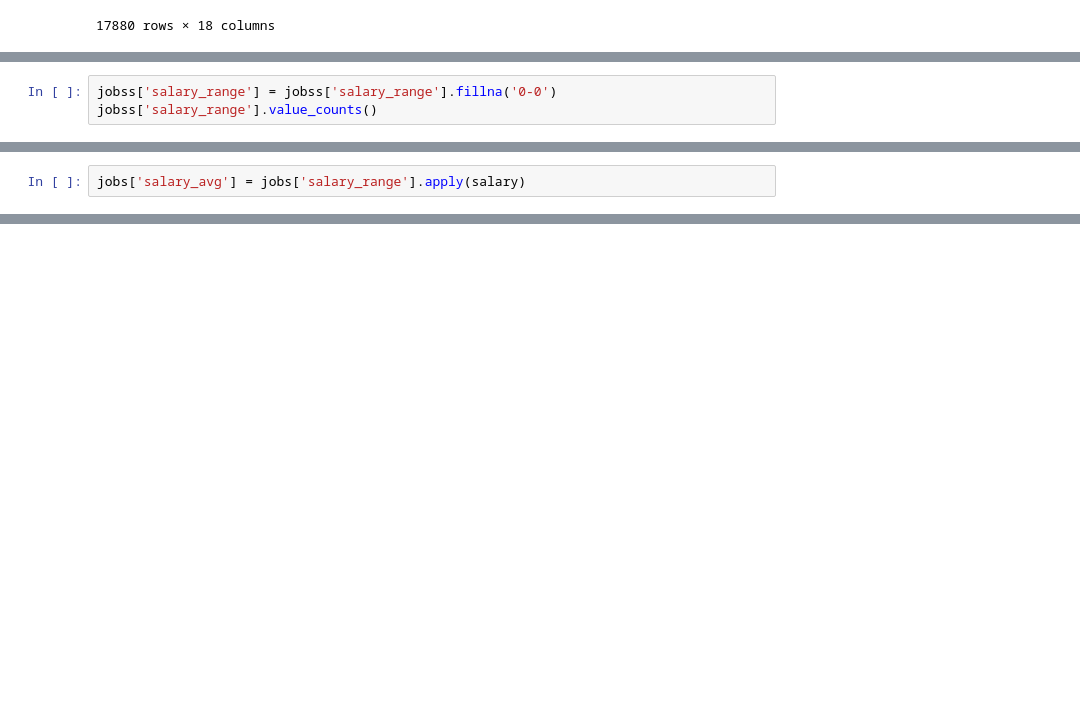
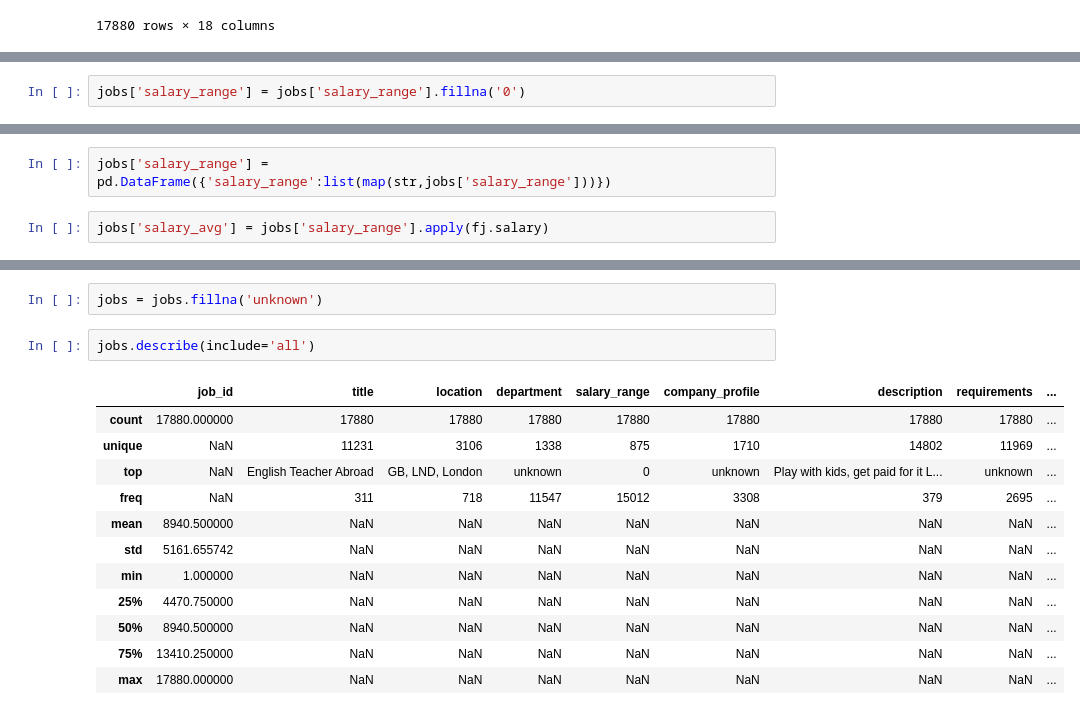
Before and after one commit to Dorxoc/Proyecto_BEDU, a Jupyter notebook: jobs_fake.ipynb, the cells around one changed output, grey strips where cells are left out. Saved outputs shown, nothing was run; the diff lists cells and outputs as text; blank space fills up the shorter version.

```diff
--- a/jobs_fake.ipynb
+++ b/jobs_fake.ipynb
@@ -100,3 +137,2 @@ jobs.describe(include='all')
 # %%
-jobss['salary_range'] = jobss['salary_range'].fillna('0-0')
-jobss['salary_range'].value_counts()
+jobs['salary_range'] = jobs['salary_range'].fillna('0')
@@ -116,2 +139,4 @@ Name: salary_range, Length: 874, dtype: int64
+# %%
+jobs['salary_range'] = pd.DataFrame({'salary_range':list(map(str,jobs['salary_range']))})
 # %%
-jobs['salary_avg'] = jobs['salary_range'].apply(salary)
+jobs['salary_avg'] = jobs['salary_range'].apply(fj.salary)
@@ -137,3 +158,20 @@ Name: salary_range, Length: 874, dtype: int64
+# %%
+jobs = jobs.fillna('unknown')
+# %%
+jobs.describe(include='all')
+# %% [output]
+|  | job_id | title | location | department | salary_range | company_profile | description | requirements | ... |
+| count | 17880.000000 | 17880 | 17880 | 17880 | 17880 | 17880 | 17880 | 17880 | ... |
+| unique | NaN | 11231 | 3106 | 1338 | 875 | 1710 | 14802 | 11969 | ... |
+| top | NaN | English Teacher Abroad | GB, LND, London | unknown | 0 | unknown | Play with kids, get paid for it L... | unknown | ... |
+| freq | NaN | 311 | 718 | 11547 | 15012 | 3308 | 379 | 2695 | ... |
+| mean | 8940.500000 | NaN | NaN | NaN | NaN | NaN | NaN | NaN | ... |
+| std | 5161.655742 | NaN | NaN | NaN | NaN | NaN | NaN | NaN | ... |
+| min | 1.000000 | NaN | NaN | NaN | NaN | NaN | NaN | NaN | ... |
+| 25% | 4470.750000 | NaN | NaN | NaN | NaN | NaN | NaN | NaN | ... |
+| 50% | 8940.500000 | NaN | NaN | NaN | NaN | NaN | NaN | NaN | ... |
+| 75% | 13410.250000 | NaN | NaN | NaN | NaN | NaN | NaN | NaN | ... |
+| max | 17880.000000 | NaN | NaN | NaN | NaN | NaN | NaN | NaN | ... |
 # %%
 jobs.dtypes
 # %% [output]
```
Also changed, not shown: parts of 11 cells of this notebook, 1 other file.
